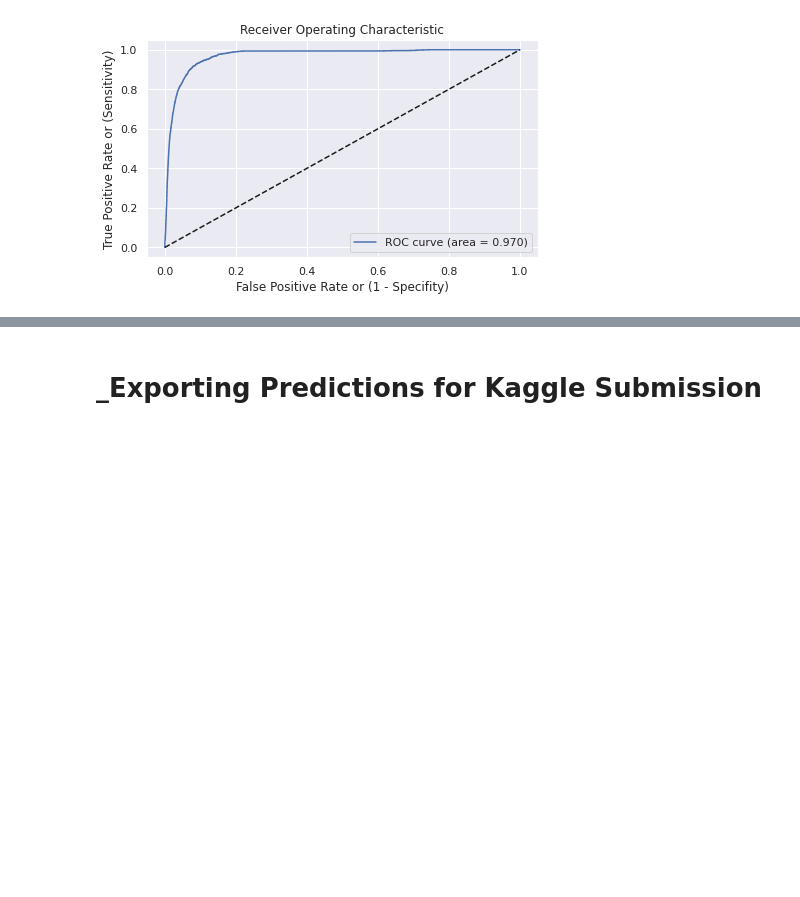
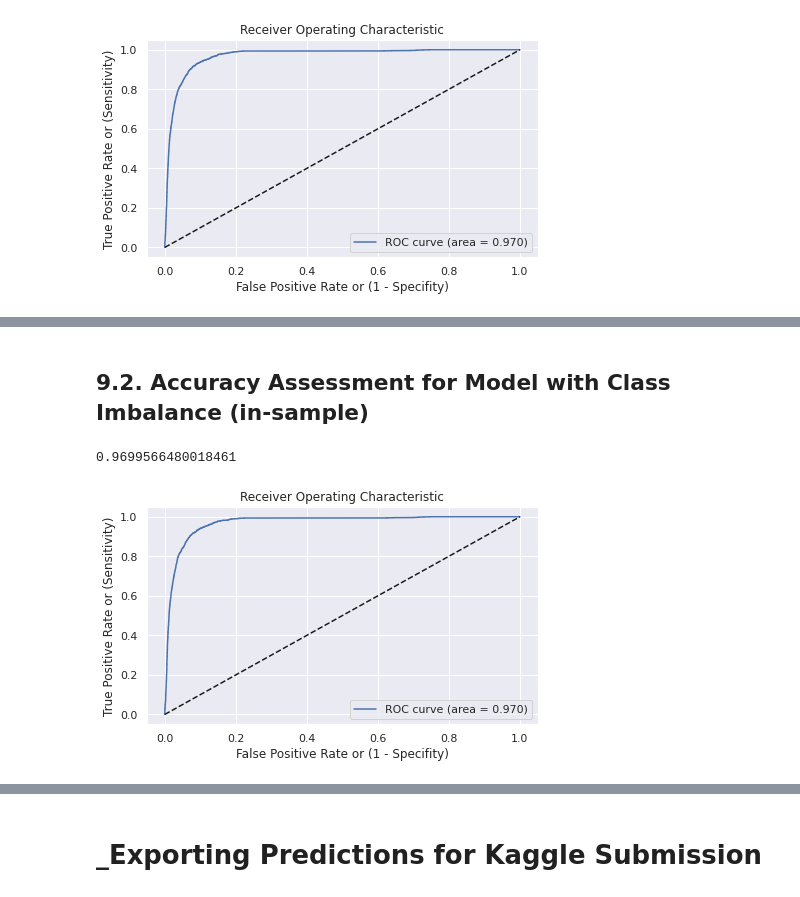
Before and after one commit to MathiasSchindlerCPH/BSE-CML1-repo, a Jupyter notebook: Project_2/CML_CDS_project2_classification.ipynb, the cells around one changed output, grey strips where cells are left out. Cells and saved outputs as stored; diff of their text form; code cells hidden in the pictures; blank space fills up the shorter version.

```diff
--- a/Project_2/CML_CDS_project2_classification.ipynb
+++ b/Project_2/CML_CDS_project2_classification.ipynb
@@ -614,0 +746,4 @@ plt.show()
+# %%
+# Add predicted probabilities to original dataset (as in Jack's notebook)
+df_train_dumm["pred_prob"] = p_hat_opt
+df_train_dumm["pred_prob_opt"] = p_hat_opt_proba
@@ -614,0 +773,32 @@ plt.show()
+# %% [markdown]
+## 9.2. Accuracy Assessment for Model with Class Imbalance (in-sample)
+# %%
+# AUC metric
+
+fpr_opt, tpr_opt, thresholds_opt = metrics.roc_curve(y, df_train_dumm["pred_prob_opt_corr"])
+roc_auc_opt = metrics.auc(fpr_opt, tpr_opt)
+print(roc_auc_opt)
+# %% [output]
+0.9699566480018461
+# %%
+#AUC/ROC plot
+
+#Create plot
+plt.plot(fpr_opt, tpr_opt, label='ROC curve (area = %0.3f)' % roc_auc_opt)
+
+# Refining plot
+plt.plot([0, 1], [0, 1], 'k--')
+plt.title('Receiver Operating Characteristic')
+plt.xlabel('False Positive Rate or (1 - Specifity)')
+plt.ylabel('True Positive Rate or (Sensitivity)')
+plt.legend(loc="lower right")
+
+# figure size
+fig = plt.gcf()
+fig.set_size_inches(7, 4)
+plt.show()
+
+#Inspect figure
+plt.show()
+# %% [output]
+[figure, added]
```
Also changed, not shown: parts of 25 cells of this notebook.
